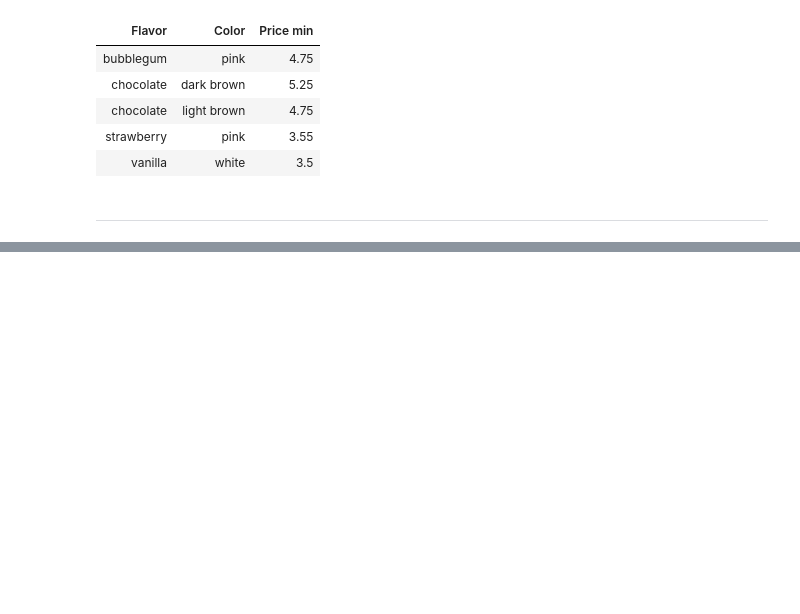
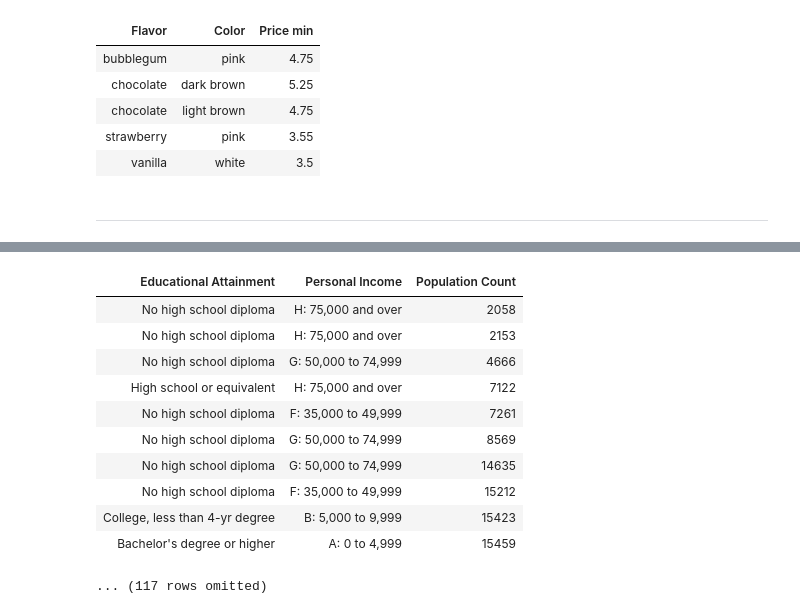
Before and after one commit to lawtonsclass/s26-code-from-class, a Jupyter notebook: data8/ch08.ipynb, the cells around one changed output, grey strips where cells are left out. Cells and saved outputs as stored; diff of their text form; code cells hidden in the pictures; blank space fills up the shorter version.

```diff
--- a/data8/ch08.ipynb
+++ b/data8/ch08.ipynb
@@ -435,0 +490,16 @@ cones.group(['Flavor', 'Color'], min)
+# %%
+educ2014 = educ2014.select(3, 4, 5)
+educ2014
+# %% [output]
+| Educational Attainment | Personal Income | Population Count |
+| No high school diploma | H: 75,000 and over | 2058 |
+| No high school diploma | H: 75,000 and over | 2153 |
+| No high school diploma | G: 50,000 to 74,999 | 4666 |
+| High school or equivalent | H: 75,000 and over | 7122 |
+| No high school diploma | F: 35,000 to 49,999 | 7261 |
+| No high school diploma | G: 50,000 to 74,999 | 8569 |
+| No high school diploma | G: 50,000 to 74,999 | 14635 |
+| No high school diploma | F: 35,000 to 49,999 | 15212 |
+| College, less than 4-yr degree | B: 5,000 to 9,999 | 15423 |
+| Bachelor's degree or higher | A: 0 to 4,999 | 15459 |
+... (117 rows omitted)
```
Also changed, not shown: parts of 8 cells of this notebook.
